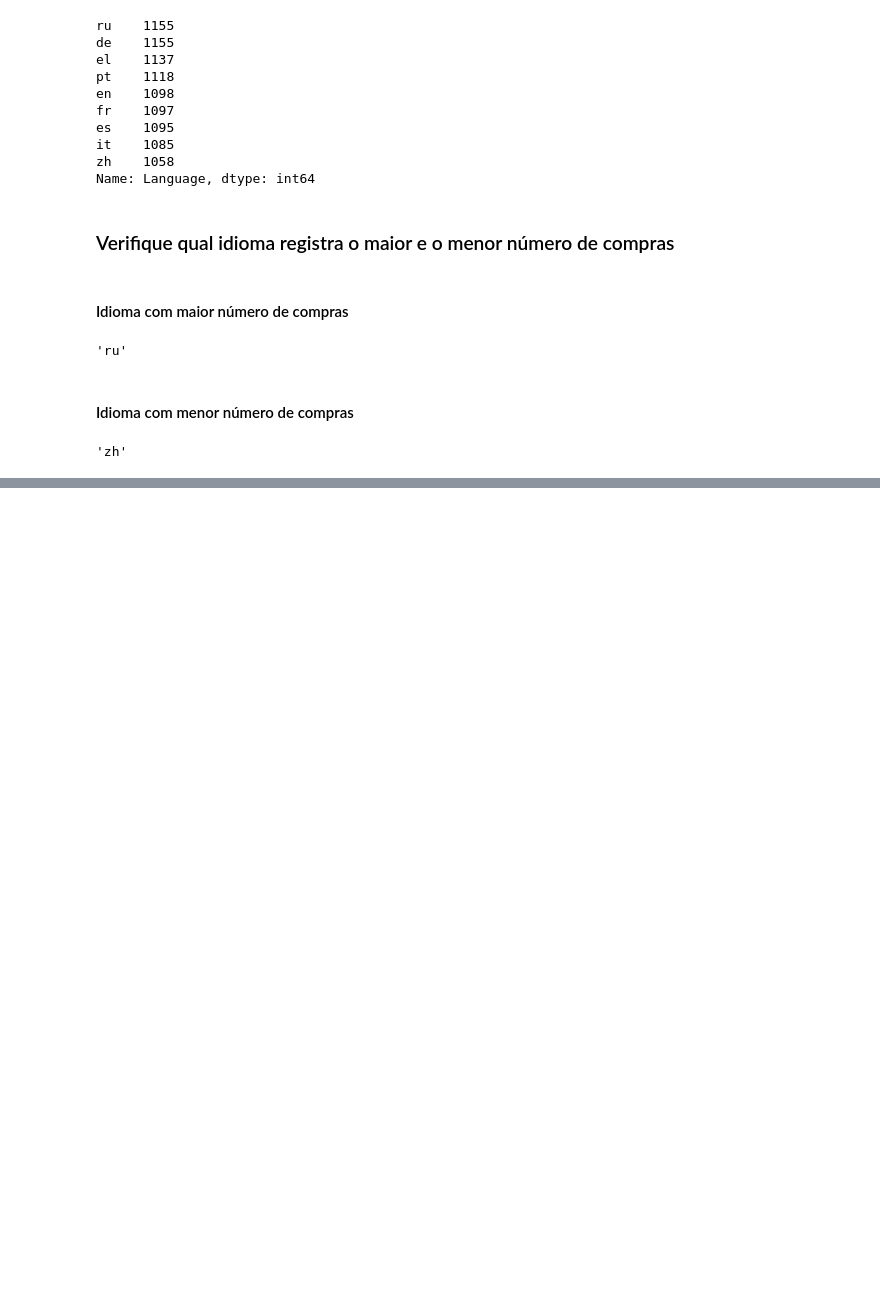
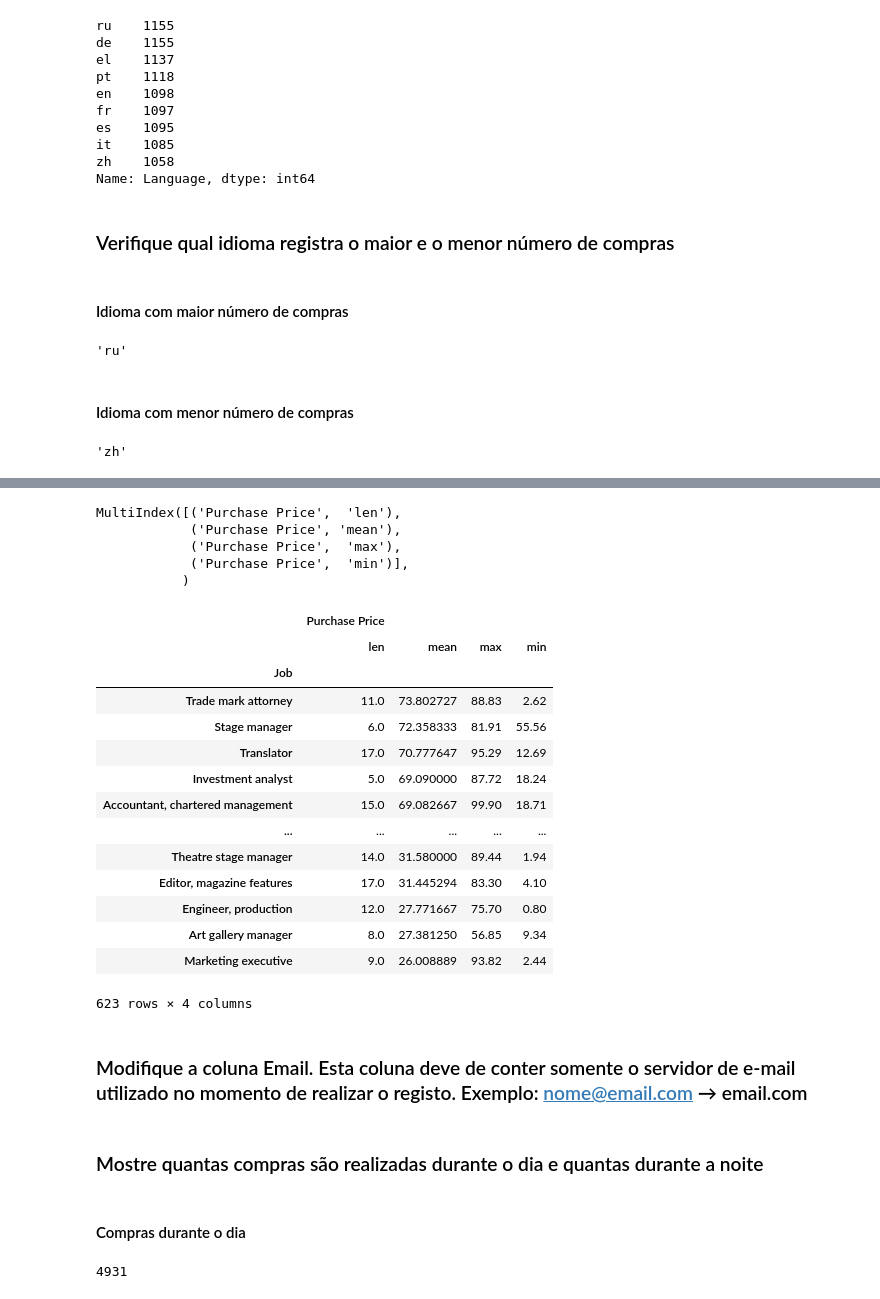
Before and after one commit to FernanMartinez/Curso_Python_Basico, a Jupyter notebook: Aula 12 Pandas/Aula pratica/Pandas aula pratica.ipynb, the cells around one changed output, grey strips where cells are left out. Drawn from its saved outputs; the diff is of its cells as text; code cells hidden in the pictures; blank space fills up the shorter version.

```diff
--- a/Aula 12 Pandas/Aula pratica/Pandas aula pratica.ipynb
+++ b/Aula 12 Pandas/Aula pratica/Pandas aula pratica.ipynb
@@ -228,0 +290,29 @@ tabela_bruta["Language"].value_counts().index[-1]
+# %%
+columns = tabela_groupby_2.columns
+columns
+# %% [output]
+MultiIndex([('Purchase Price',  'len'),
+            ('Purchase Price', 'mean'),
+            ('Purchase Price',  'max'),
+            ('Purchase Price',  'min')],
+           )
+# %%
+tabela_groupby_2.sort_values(by=[columns[1], columns[2], columns[0]], ascending=False)
+# %% [output]
+|  | Purchase Price |  |  |  |
+|  | len | mean | max | min |
+| Job |  |  |  |  |
+| Trade mark attorney | 11.0 | 73.802727 | 88.83 | 2.62 |
+| Stage manager | 6.0 | 72.358333 | 81.91 | 55.56 |
+| Translator | 17.0 | 70.777647 | 95.29 | 12.69 |
+| Investment analyst | 5.0 | 69.090000 | 87.72 | 18.24 |
+| Accountant, chartered management | 15.0 | 69.082667 | 99.90 | 18.71 |
+| ... | ... | ... | ... | ... |
+| Theatre stage manager | 14.0 | 31.580000 | 89.44 | 1.94 |
+| Editor, magazine features | 17.0 | 31.445294 | 83.30 | 4.10 |
+| Engineer, production | 12.0 | 27.771667 | 75.70 | 0.80 |
+| Art gallery manager | 8.0 | 27.381250 | 56.85 | 9.34 |
+| Marketing executive | 9.0 | 26.008889 | 93.82 | 2.44 |
+623 rows × 4 columns
+# %% [markdown]
+### Modifique a coluna Email. Esta coluna deve de conter somente o servidor de e-mail utilizado no momento de realizar o registo. Exemplo: nome@email.com → email.com
@@ -228,0 +321,8 @@ tabela_bruta["Language"].value_counts().index[-1]
+# %% [markdown]
+### Mostre quantas compras são realizadas durante o dia e quantas durante a noite
+# %% [markdown]
+#### Compras durante o dia
+# %%
+sum(tabela_bruta["AM or PM"] == "AM")
+# %% [output]
+4931
```
Also changed, not shown: parts of 42 cells of this notebook, 2 other files.
